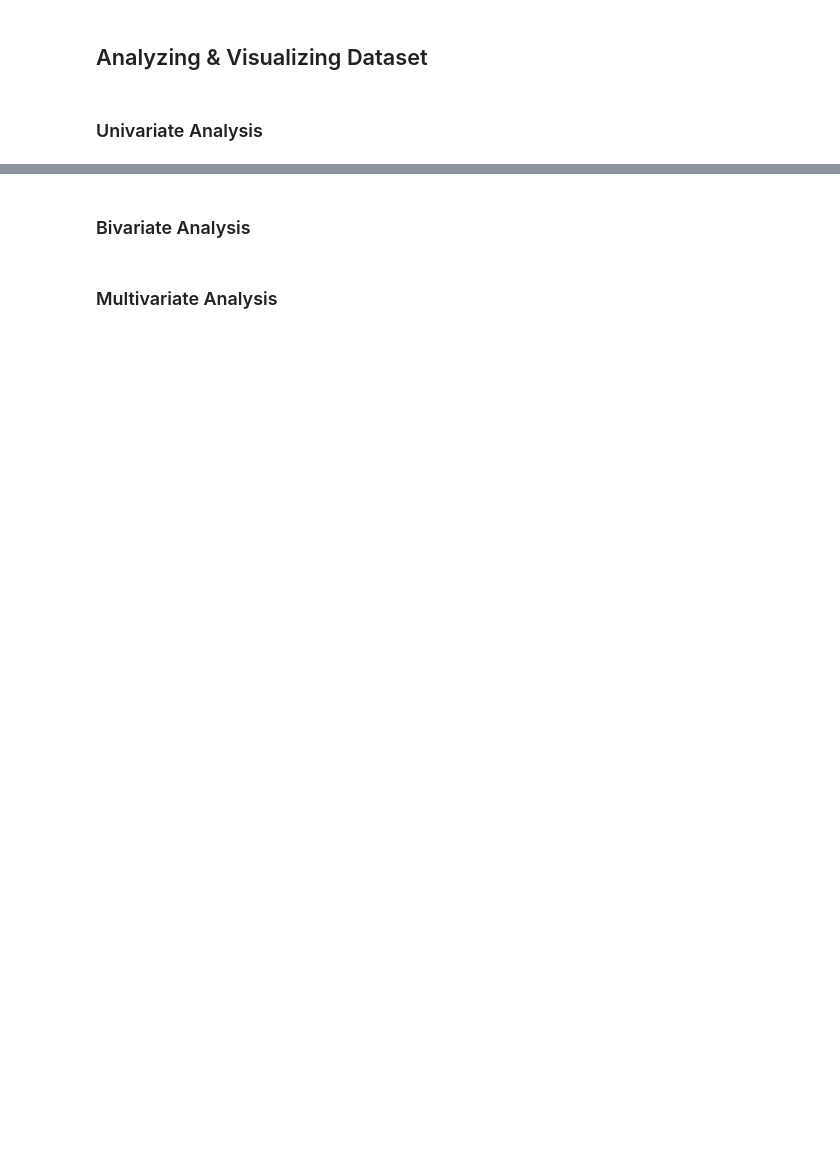
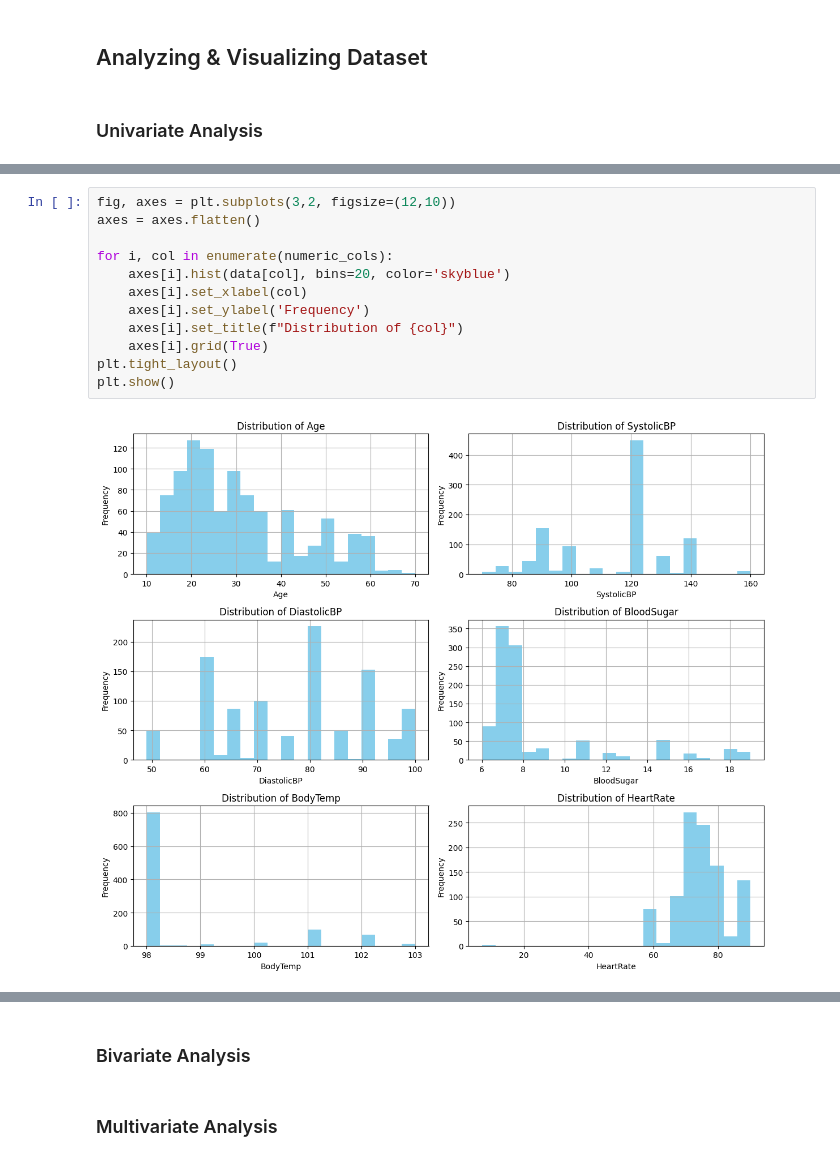
Before and after one commit to a-leena/maternal_health_risk, a Jupyter notebook: notebook/EDA.ipynb, the cells around one changed output, grey strips where cells are left out. Saved outputs shown, nothing was run; the diff lists cells and outputs as text; blank space fills up the shorter version.

```diff
--- a/notebook/EDA.ipynb
+++ b/notebook/EDA.ipynb
@@ -123,0 +159,14 @@ array(['high risk', 'low risk', 'mid risk'], dtype=object)
+# %%
+fig, axes = plt.subplots(3,2, figsize=(12,10))
+axes = axes.flatten()
+
+for i, col in enumerate(numeric_cols):
+    axes[i].hist(data[col], bins=20, color='skyblue')
+    axes[i].set_xlabel(col)
+    axes[i].set_ylabel('Frequency')
+    axes[i].set_title(f"Distribution of {col}")
+    axes[i].grid(True)
+plt.tight_layout()
+plt.show()
+# %% [output]
+[figure, added]
```
Also changed, not shown: parts of 12 cells of this notebook, 1 other file.
